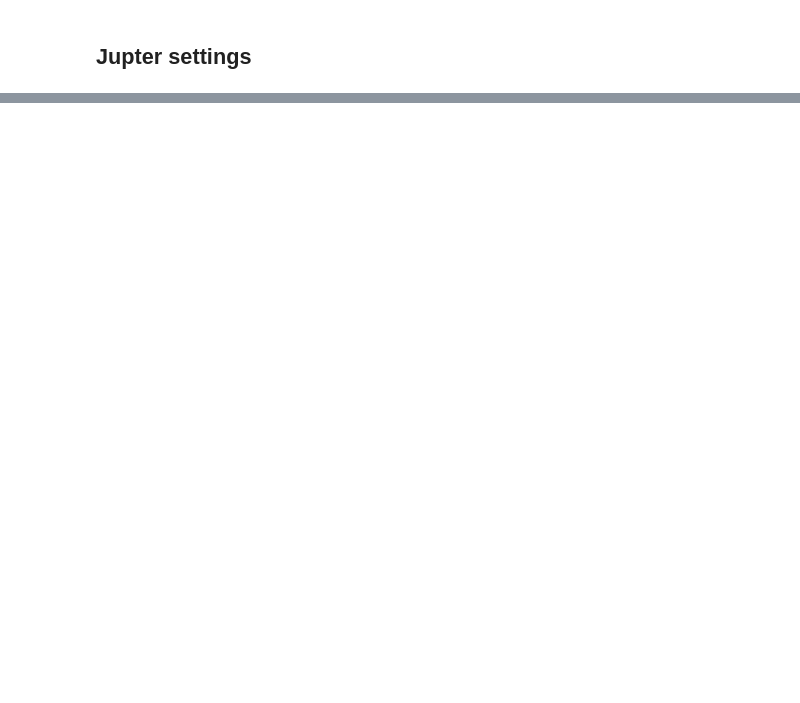
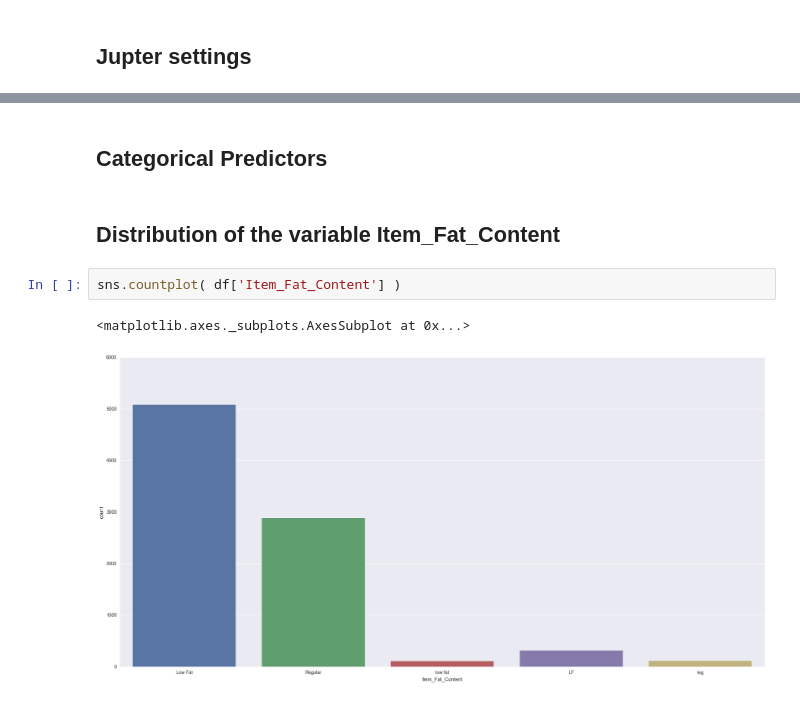
Before and after one commit to Meigarom/Big-Mart-Sales, a Jupyter notebook: Big_Mart_Sales_EDA.ipynb, the cells around one changed output, grey strips where cells are left out. Drawn from its saved outputs; the diff is of its cells as text; blank space fills up the shorter version.

```diff
--- a/Big_Mart_Sales_EDA.ipynb
+++ b/Big_Mart_Sales_EDA.ipynb
@@ -26,0 +108,9 @@ NameError: name 'HTML' is not defined
+# %% [markdown]
+## Categorical Predictors
+# %% [markdown]
+## Distribution of the variable Item_Fat_Content
+# %%
+sns.countplot( df['Item_Fat_Content'] )
+# %% [output]
+<matplotlib.axes._subplots.AxesSubplot at 0x...>
+[figure, added]
```
Also changed, not shown: parts of 21 cells of this notebook.
